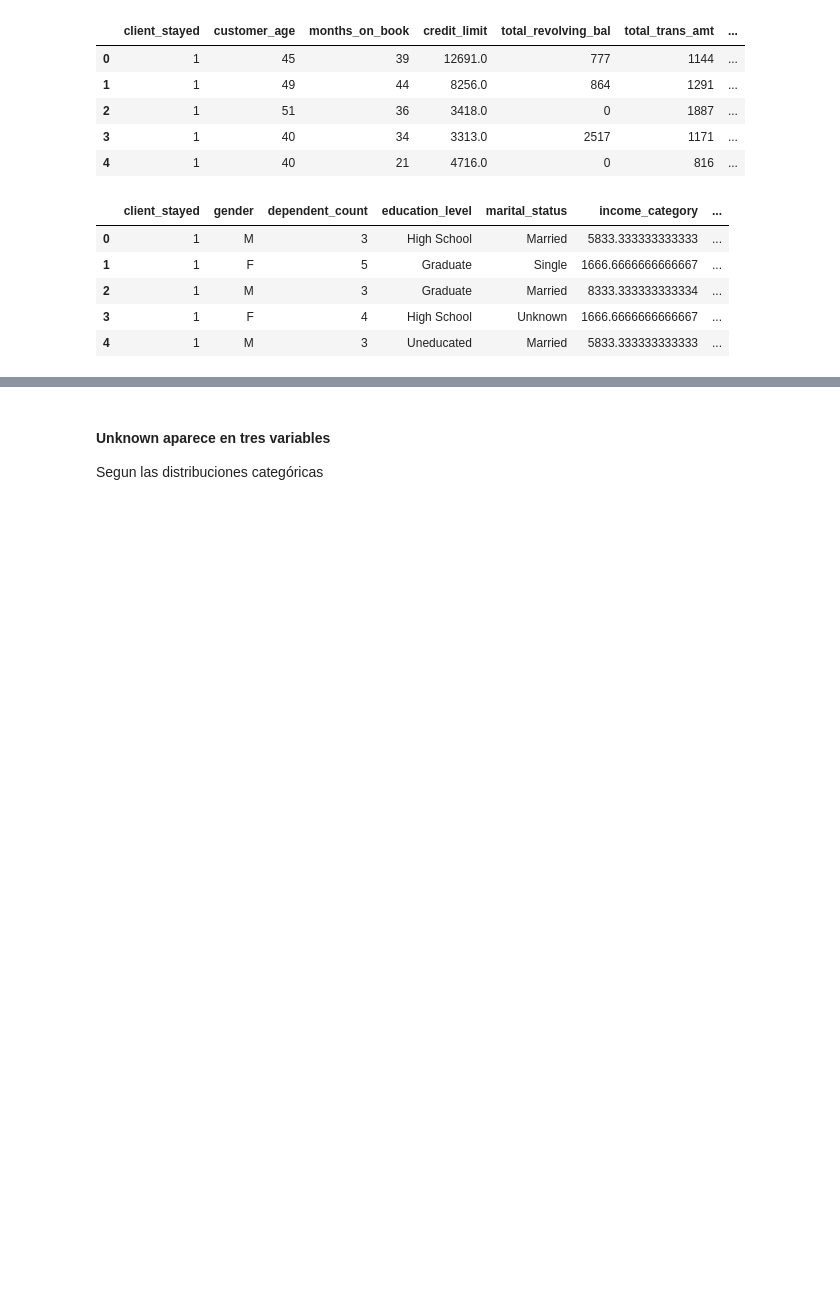
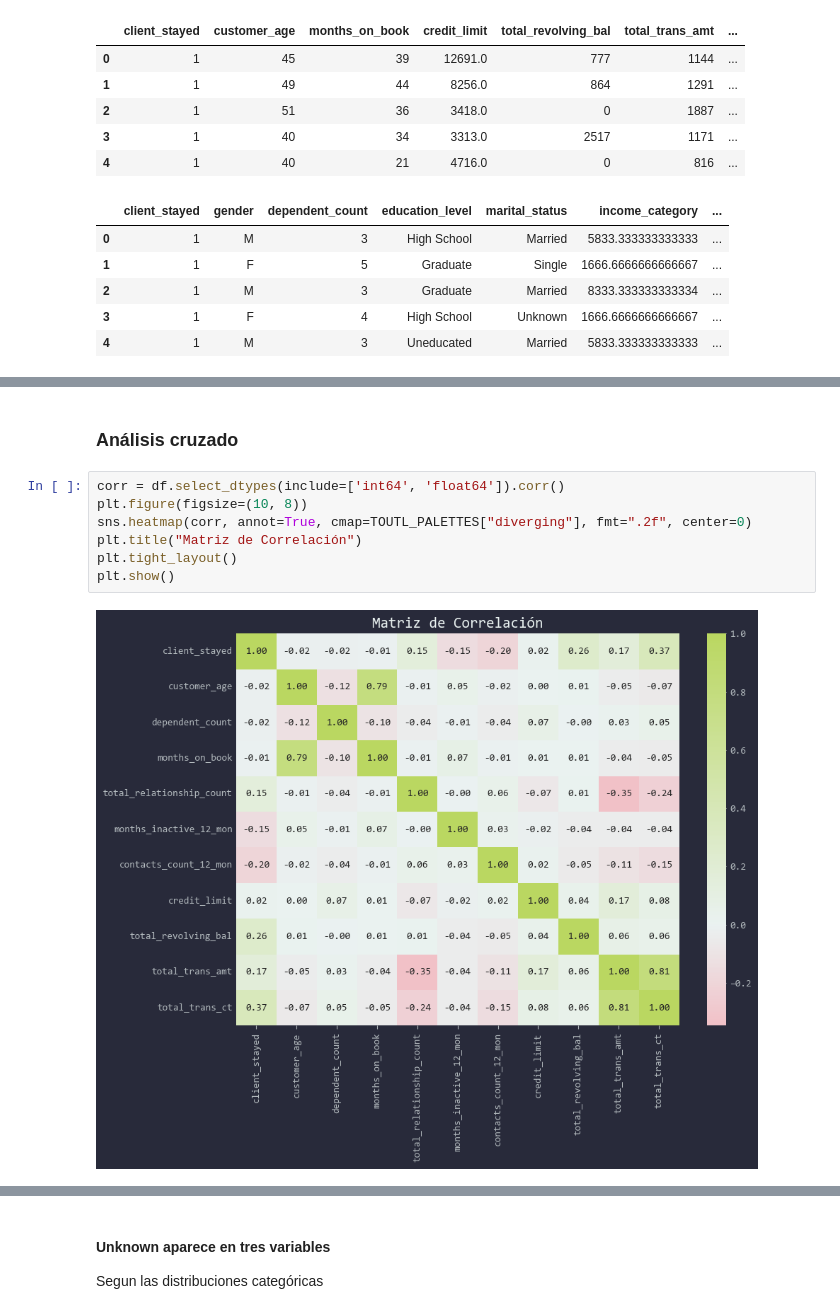
Before and after one commit to Toutl/Data-Processing-Laboratory, a Jupyter notebook: Examenes/III/Examen03.ipynb, the cells around one changed output, grey strips where cells are left out. Saved outputs shown, nothing was run; the diff lists cells and outputs as text; blank space fills up the shorter version.

Commit message:
Análisis inicial finalizado.

```diff
--- a/Examenes/III/Examen03.ipynb
+++ b/Examenes/III/Examen03.ipynb
@@ -460,0 +319,11 @@ Aquí hicimos 3 matrices de correlación: la primera engloba todas las variables
+# %% [markdown]
+### Análisis cruzado
+# %%
+corr = df.select_dtypes(include=['int64', 'float64']).corr()
+plt.figure(figsize=(10, 8))
+sns.heatmap(corr, annot=True, cmap=TOUTL_PALETTES["diverging"], fmt=".2f", center=0)
+plt.title("Matriz de Correlación")
+plt.tight_layout()
+plt.show()
+# %% [output]
+[figure, added]
```
Also changed, not shown: parts of 46 cells of this notebook.
